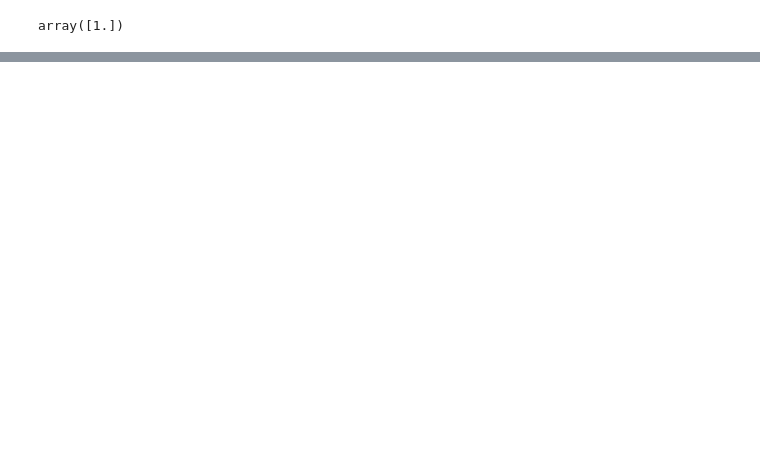
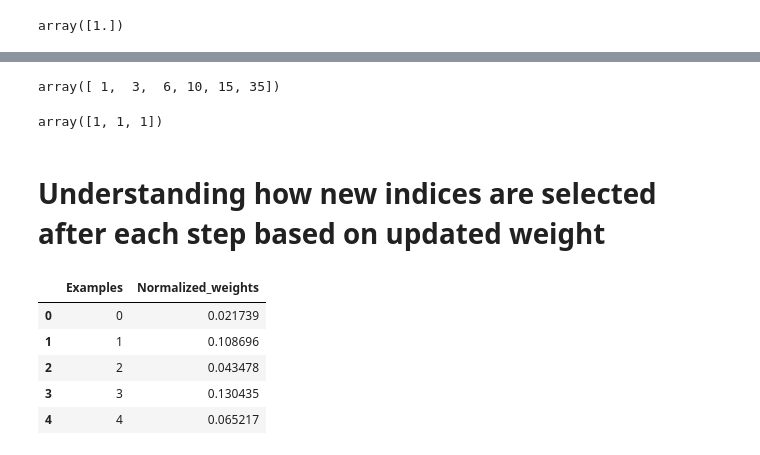
Before and after one commit to muzaffar21/ada_boost_from_scratch, a Jupyter notebook: ada_boost_from_scratch.ipynb, the cells around one changed output, grey strips where cells are left out. Cells and saved outputs as stored; diff of their text form; code cells hidden in the pictures; blank space fills up the shorter version.

```diff
--- a/ada_boost_from_scratch.ipynb
+++ b/ada_boost_from_scratch.ipynb
@@ -125,0 +254,10 @@ plot_decision_regions(X3, y3, dt1, legend=2)
+# %%
+np.cumsum([1,2,3,4,5, 20])
+# %% [output]
+array([ 1,  3,  6, 10, 15, 35])
+# %%
+np.searchsorted([0.1, 0.3, 0.9], [0.25, 0.11, 0.3]) # check if elements on left are within the sorted array on right
+# %% [output]
+array([1, 1, 1])
+# %% [markdown]
+# Understanding  how new indices are selected after each step based on updated weight
@@ -125,0 +275,9 @@ plot_decision_regions(X3, y3, dt1, legend=2)
+# %%
+df.head()
+# %% [output]
+|  | Examples | Normalized_weights |
+| 0 | 0 | 0.021739 |
+| 1 | 1 | 0.108696 |
+| 2 | 2 | 0.043478 |
+| 3 | 3 | 0.130435 |
+| 4 | 4 | 0.065217 |
```
Also changed, not shown: parts of 22 cells of this notebook.
